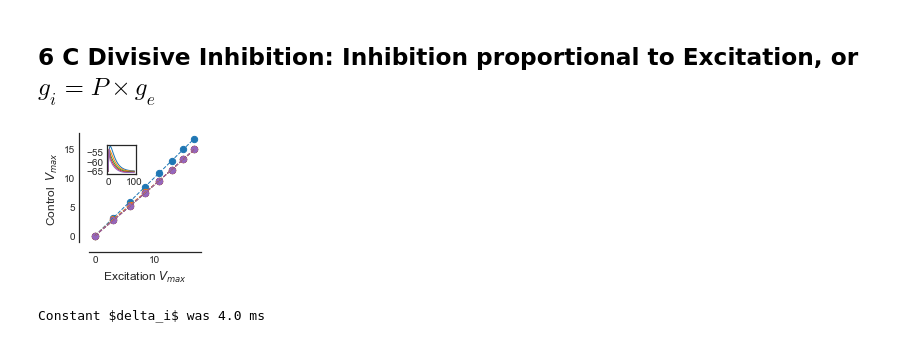
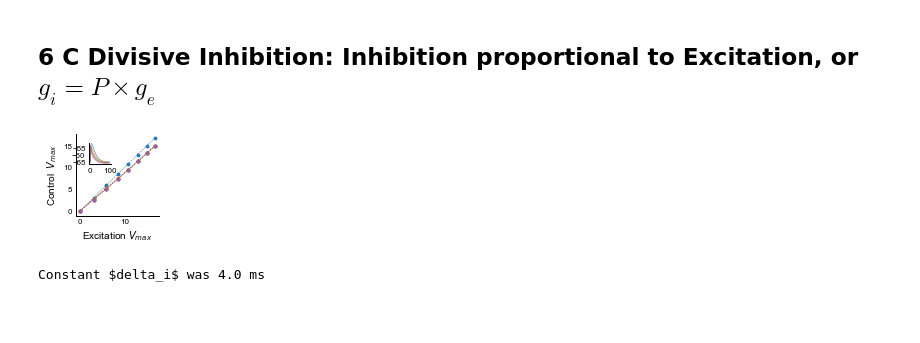
Before and after one commit to sahilm89/linearity, a Jupyter notebook: Paper_Figures/Figure 6 (Conductance model), Figure 5B (Model derived inhibition).ipynb, the cells around one changed output. Cells and saved outputs as stored; diff of their text form; code cells hidden in the pictures; blank space fills up the shorter version.

```diff
--- a/Paper_Figures/Figure 6 (Conductance model), Figure 5B (Model derived inhibition).ipynb
+++ b/Paper_Figures/Figure 6 (Conductance model), Figure 5B (Model derived inhibition).ipynb
@@ -15,7 +15,7 @@ from Linearity import Neuron
 import lmfit
 from pickle import dump
 # %%
-def simpleaxis(axes, every=False, outward=True):
+def simpleaxis(axes, every=False, outward=False):
     if not isinstance(axes, (list, numpy.ndarray)):
         axes = [axes]
     for ax in axes:
@@ -91,17 +91,17 @@ for numSq in set(n[1]).intersection(set(n[2])):
             inh_fit = fitFunctionToPSP(time, inh)
 
             fig,ax = plt.subplots()
-            ax.plot(time*1e3, exc, alpha=0.2, c='b')
+            ax.plot(time*1e3, exc, alpha=1, c='b')
             ax.set_xlabel("Time (ms)")
             ax.set_ylabel("Current (pA)")
-            ax.plot(time*1e3, exc_fit.best_fit, '-', label="Excitation", c='b')
+            ax.plot(time*1e3, exc_fit.best_fit, '-', alpha=1, label="Excitation", c='gray')
 
-            ax.plot(time*1e3, -inh, alpha=0.2, c='g')
-            ax.plot(time*1e3, -inh_fit.best_fit, '-', label="Inhibition", c='g')
+            ax.plot(time*1e3, -inh, alpha=1, c='g')
+            ax.plot(time*1e3, -inh_fit.best_fit, '-', alpha=1,  label="Inhibition", c='gray')
             ax.annotate('Excitation', (50,100), (50,100), xycoords='data',color='b')
             ax.annotate('Inhibition', (50,-300), (50,-300), xycoords='data',color='g')
-            fig.set_figwidth(2)
-            fig.set_figheight(2)
+            fig.set_figwidth(1.5)
+            fig.set_figheight(1.5)
             simpleaxis(ax)
             dump(fig,file('figures/fig6/6b.pkl','wb'))
             plt.show()
@@ -256,32 +256,33 @@ di_control = {prop: [[float(f(e * nS, prop, dt * ms)) for dt in trange] for e in
 # %%
 fig, ax = plt.subplots()
 # plt.style.context('neuron-color')
 handles, labels = [], []
 for prop in prop_array:
     v_max, e_max = [], []
     for con_trace,e_t in zip(di_control[prop], di_exc):
         v_max.append(max(con_trace) - float(approximateDict[leak_rev]/mV))
         e_max.append(max(e_t) - float(approximateDict[leak_rev]/mV))
-    handles.append(ax.scatter(e_max, v_max, s=40))
+    handles.append(ax.scatter(e_max, v_max, s=8))
     ax.plot(e_max, v_max, '--')
     labels.append("$P= {}$".format(prop))
 ax.set_xlabel("Excitation $V_{max}$")
 ax.set_ylabel("Control  $V_{max}$")
 left, bottom, width, height = [0.25, 0.6, 0.2, 0.2]
 ax2 = fig.add_axes([left, bottom, width, height])
 for prop in prop_array:
     ax2.plot(trange, di_control[prop][5])
+    simpleaxis(ax2)
 #ax2.set_xlabel("Time")
 #ax2.set_ylabel("Membrane potential (mV)")
 #fig.legend(handles, labels, loc ='center right')
-fig.set_figwidth(2)
-fig.set_figheight(2)
+fig.set_figwidth(1.5)
+fig.set_figheight(1.5)
 simpleaxis(ax)
 dump(fig,file('figures/fig6/6c.pkl','wb'))
 # ax.set_title("Divisive Inhibition")
 plt.show()
 # %% [output]
-[figure, old version]
+[figure, new version]
 # %%
 print ( "Constant $delta_i$ was {:.1f} ms".format(averageEstimateDict[delta_i]/ms))
 # %% [output]
```
Also changed, not shown: parts of 15 cells of this notebook, 2 other files.
